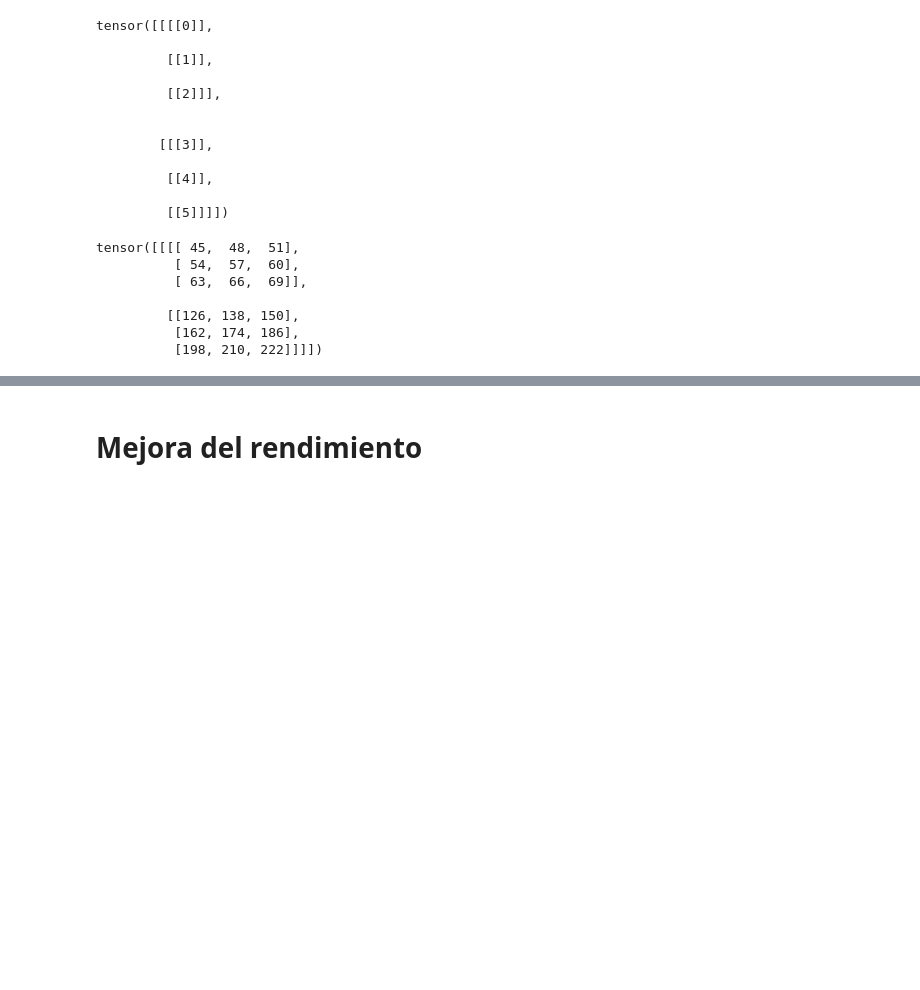
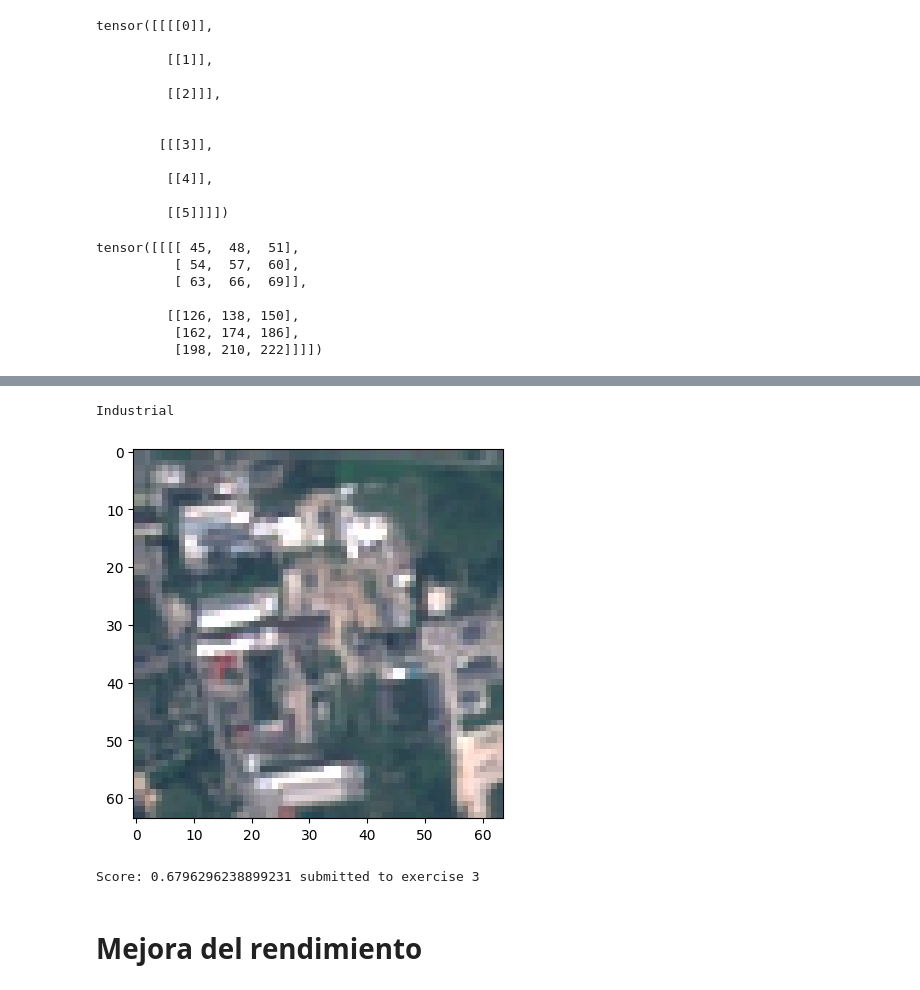
Before and after one commit to ramajoballester/UC3M-PIC, a Jupyter notebook: notebooks/03.ipynb, the cells around one changed output, grey strips where cells are left out. Saved outputs shown, nothing was run; the diff lists cells and outputs as text; code cells hidden in the pictures; blank space fills up the shorter version.

```diff
--- a/notebooks/03.ipynb
+++ b/notebooks/03.ipynb
@@ -844,0 +785,37 @@ wandb.finish()
+# %%
+# Carga del dataset
+
+batch_size = 256
+num_outputs = 10
+
+transform = torchvision.transforms.Compose([
+    torchvision.transforms.ToTensor()
+])
+
+data_path = os.path.join(uc3m_pic.__path__[0], '..', 'data')
+eurosat_dataset = torchvision.datasets.EuroSAT(
+    root=data_path, transform=transform,
+    download=True)
+
+# No modificar la semilla de aleatoriedad (random_state)
+strat_split = StratifiedShuffleSplit(n_splits=1, test_size=0.2, random_state=0)
+train_idx, test_idx = next(strat_split.split(eurosat_dataset, eurosat_dataset.targets))
+train_dataset = torch.utils.data.Subset(eurosat_dataset, train_idx)
+test_dataset = torch.utils.data.Subset(eurosat_dataset, test_idx)
+
+train_dataloader = torch.utils.data.DataLoader(train_dataset, batch_size,
+                                                shuffle=True, num_workers=8)
+test_dataloader = torch.utils.data.DataLoader(test_dataset, batch_size,
+                                                shuffle=False, num_workers=8)
+
+labels = eurosat_dataset.classes
+# %%
+x, y = next(iter(train_dataloader))
+# %%
+# Visualización del dataset
+idx = np.random.randint(0, len(x))
+plt.imshow(x[idx].permute(1, 2, 0))
+print(labels[y[idx]])
+# %% [output]
+Industrial
+[figure, added]
@@ -845,3 +874,8 @@ wandb.finish()
+# %%
+# Evaluar modelo y subir resultados al leaderboard
+student.submit(best_model, exercise=3)
+# %% [output]
+Score: 0.6796296238899231 submitted to exercise 3
 # %% [markdown]
 # Mejora del rendimiento
 # %% [markdown]
```
Also changed, not shown: parts of 151 cells of this notebook, 1 other file.
